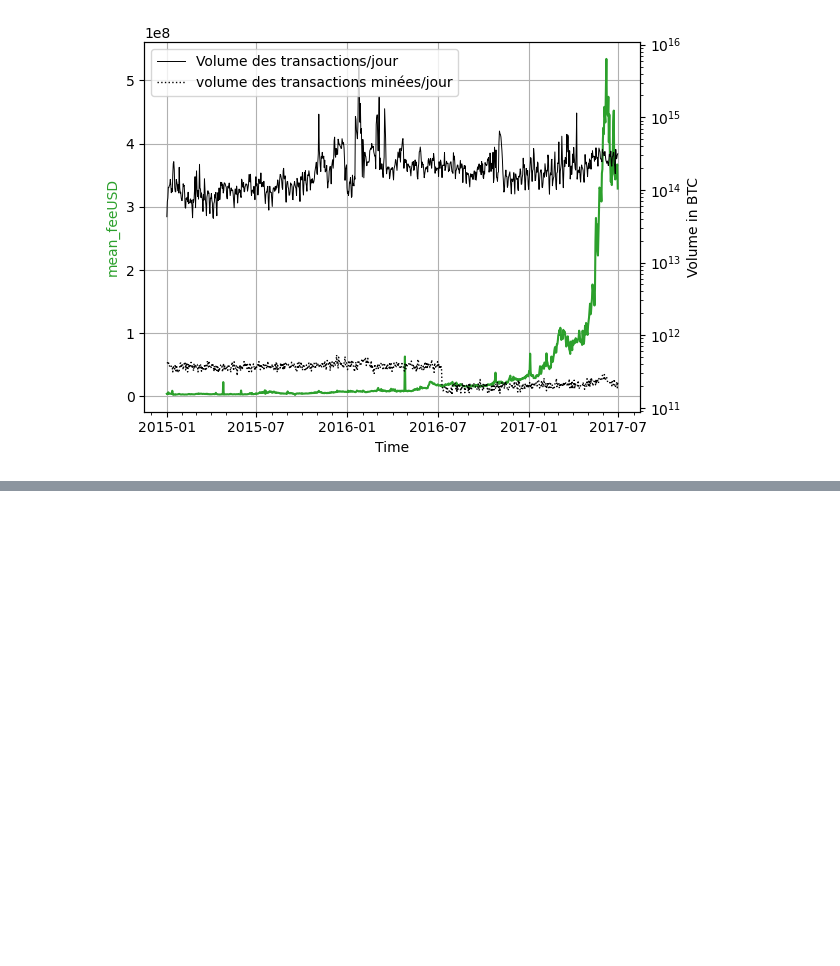
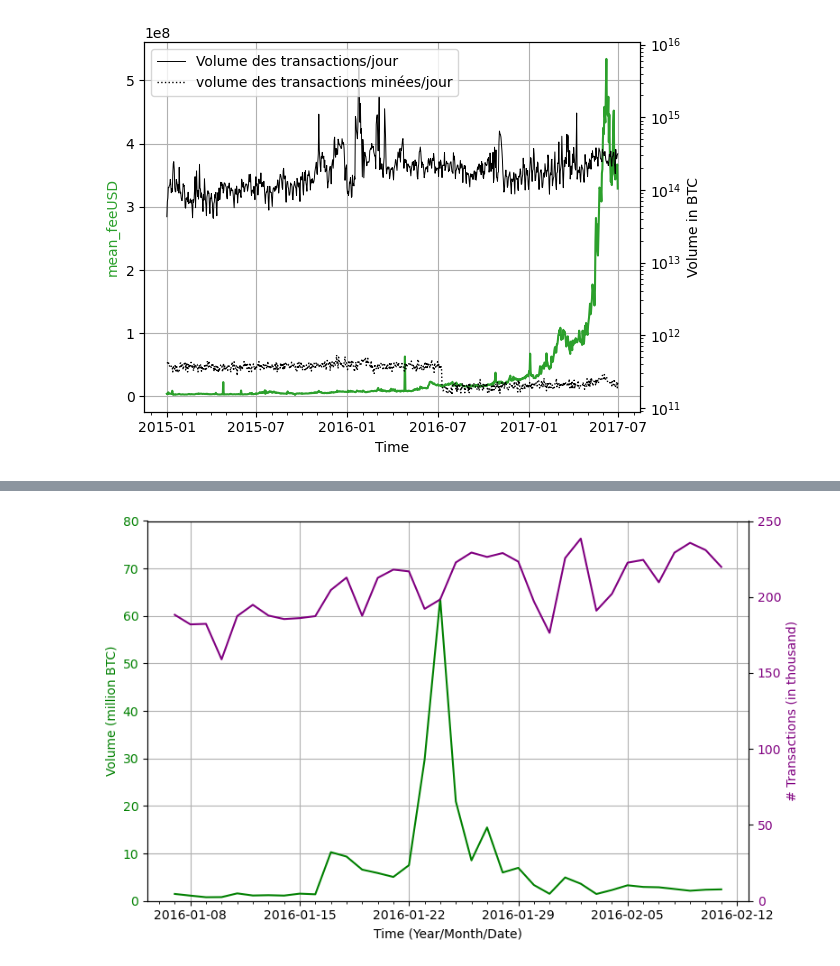
Before and after one commit to trsdimi/big-data, a Jupyter notebook: main.ipynb, the cells around one changed output, grey strips where cells are left out. Saved outputs shown, nothing was run; the diff lists cells and outputs as text; code cells hidden in the pictures; blank space fills up the shorter version.

```diff
--- a/main.ipynb
+++ b/main.ipynb
@@ -399,0 +454,26 @@ plt.legend(loc='upper left')
+# %%
+plt.style.use('default')
+
+fig, ax1 = plt.subplots(figsize=(8,5))
+
+color = 'green'
+ax1.set_xlabel('Time (Year/Month/Date)')
+ax1.set_ylabel('Volume (million BTC)', color=color)
+ax1.plot(global_data_january['date'], global_data_january['volume_without_self'] / 100000000000000, color=color)
+ax1.tick_params(axis='y', labelcolor=color)
+ax1.grid(True)
+ax1.set_ylim(ymin=0, ymax=80)
+ax1.xaxis.set_major_formatter(mdates.DateFormatter('%Y-%m-%d'))
+ax1.xaxis.set_major_locator(mdates.DayLocator(interval=7))
+ax1.xaxis.set_minor_locator(mdates.DayLocator())
+
+ax2 = ax1.twinx()  # instantiate a second axes that shares the same x-axis
+color = 'purple'
+ax2.set_ylabel('# Transactions (in thousand)', color=color)  # we already handled the x-label with ax1
+ax2.plot(global_data_january['date'], global_data_january['nb_transactions'] / 1000, color=color)
+ax2.tick_params(axis='y', labelcolor=color)
+ax2.set_ylim(ymin=0, ymax=250)
+
+fig.tight_layout()  # otherwise the right y-label is slightly clipped
+# %% [output]
+[figure, added]
```
Also changed, not shown: parts of 4 cells of this notebook.
